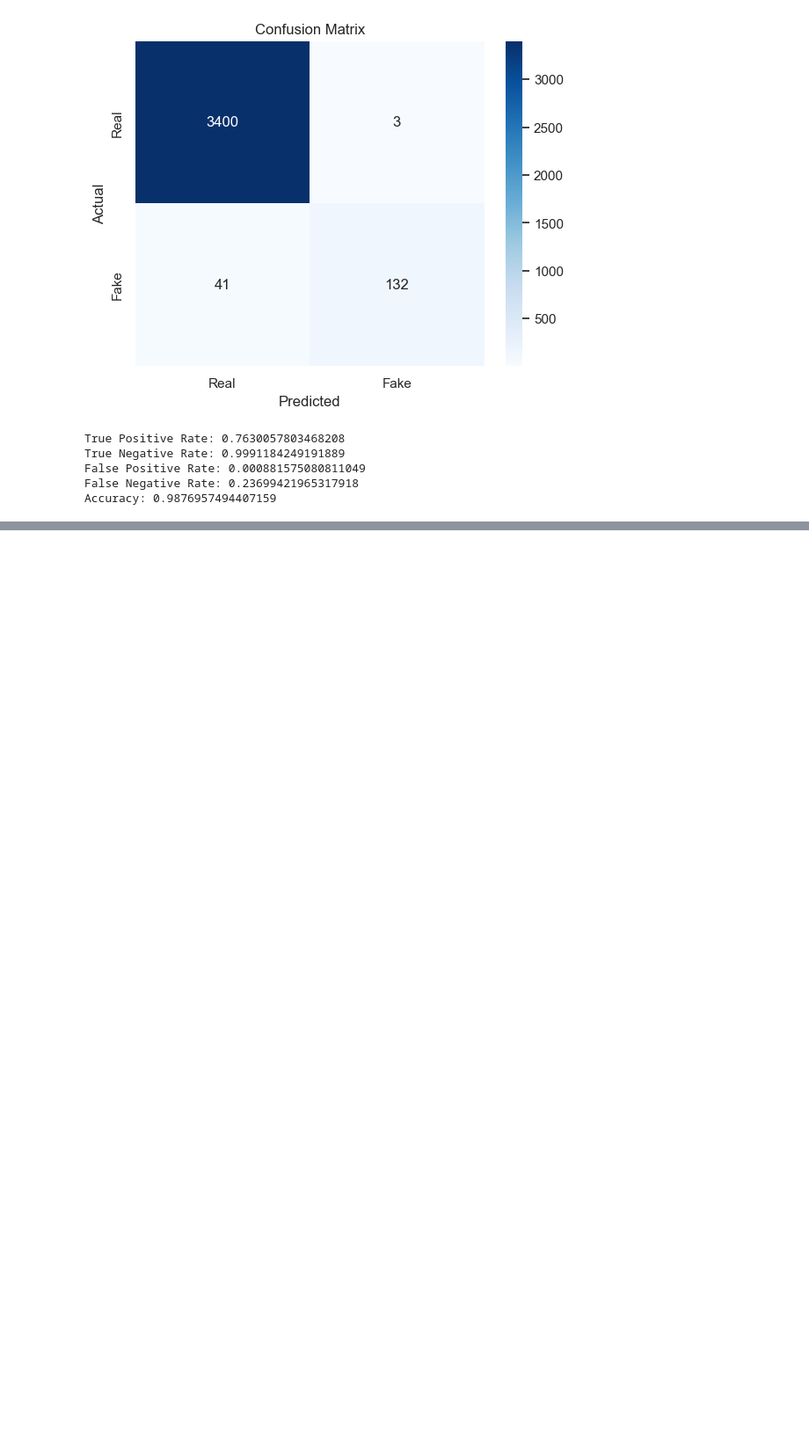
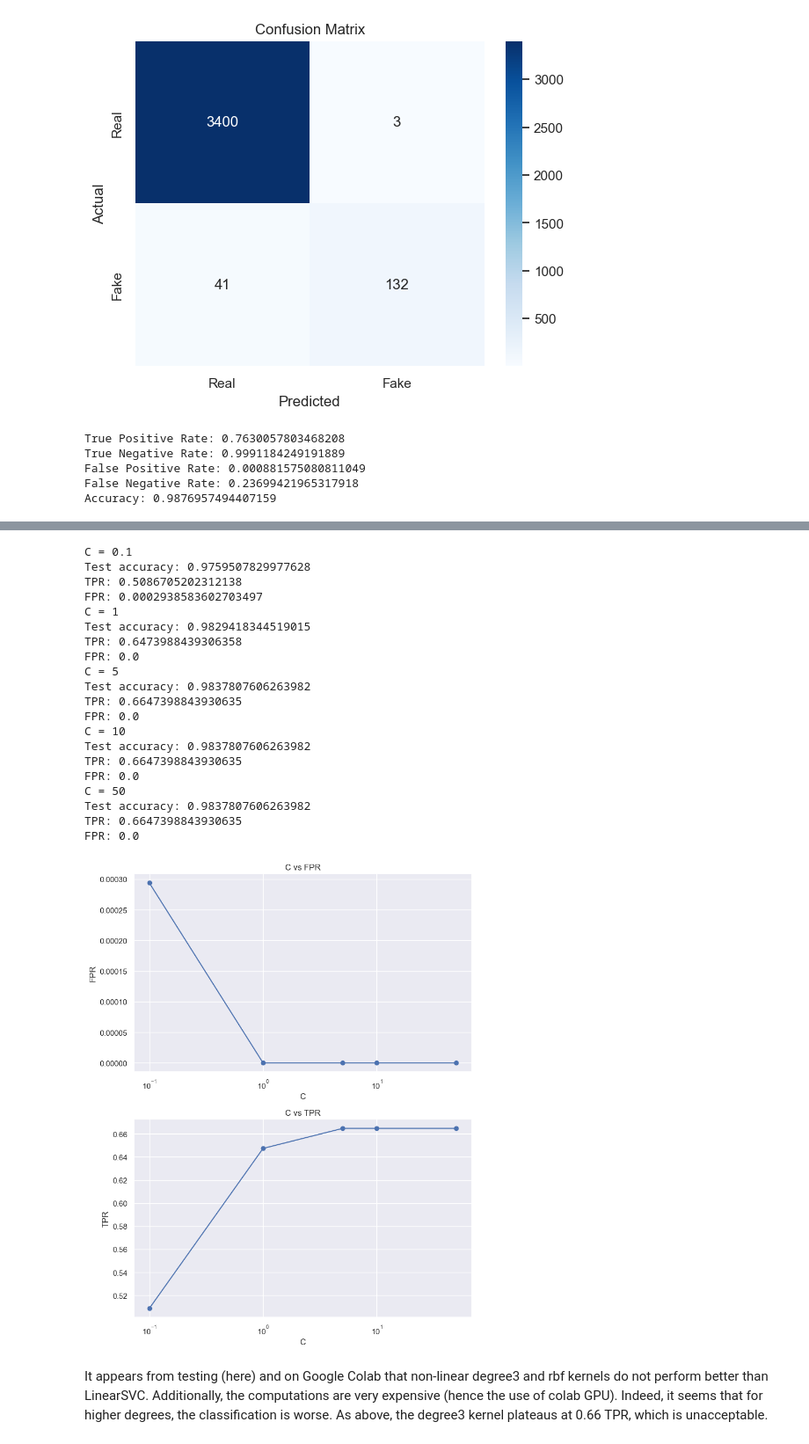
Before and after one commit to edward62740/sc1015-project, a Jupyter notebook: Support Vector Machine.ipynb, the cells around one changed output, grey strips where cells are left out. Shown at 88% size. Cells and saved outputs as stored; diff of their text form; code cells hidden in the pictures; blank space fills up the shorter version.

```diff
--- a/Support Vector Machine.ipynb
+++ b/Support Vector Machine.ipynb
@@ -134,0 +263,75 @@ Shown above is the confusion matrix for the TEST set. It can be observed that al
+# %%
+# Initialize arrays to store the TPR and C values
+tpr_values = []
+fpr_values = []
+c_values = []
+
+# Train a linear SVM with different values of C
+for C in [0.1, 1, 5, 10, 50]:
+    # Fit the classifier to the resampled training data
+    svc = SVC(C=C, kernel='poly', degree=3).fit(X_res, y_res)
+
+    # Predict the classes of the testing data
+    y_test_pred = svc.predict(X_test)
+
+    # Compute the accuracy of the classifier on the testing data
+    test_accuracy = accuracy_score(y_test, y_test_pred)
+
+    # Compute the true positive rate (TPR) and false positive rate (FPR) of the classifier
+    tn, fp, fn, tp = confusion_matrix(y_test, y_test_pred).ravel()
+    tpr = tp / (tp + fn)
+    fpr = fp / (fp + tn)
+    # Store the results
+    tpr_values.append(tpr)
+    fpr_values.append(fpr)
+    c_values.append(C)
+
+    # Print the results
+    print(f"C = {C}")
+    print(f"Test accuracy: {test_accuracy}")
+    print(f"TPR: {tpr}")
+    print(f"FPR: {fpr}")
+
+# Plot the results
+fig, (ax1, ax2) = plt.subplots(2, 1, figsize=(8, 10))
+
+# Plot C vs FPR
+ax1.plot(c_values, fpr_values, marker='o')
+ax1.set_xlabel('C')
+ax1.set_ylabel('FPR')
+ax1.set_xscale('log')
+ax1.set_title('C vs FPR')
+
+# Plot C vs TPR
+ax2.plot(c_values, tpr_values, marker='o')
+ax2.set_xlabel('C')
+ax2.set_ylabel('TPR')
+ax2.set_xscale('log')
+ax2.set_title('C vs TPR')
+
+plt.tight_layout()
+plt.show()
+# %% [output]
+C = 0.1
+Test accuracy: 0.9759507829977628
+TPR: 0.5086705202312138
+FPR: 0.0002938583602703497
+C = 1
+Test accuracy: 0.9829418344519015
+TPR: 0.6473988439306358
+FPR: 0.0
+C = 5
+Test accuracy: 0.9837807606263982
+TPR: 0.6647398843930635
+FPR: 0.0
+C = 10
+Test accuracy: 0.9837807606263982
+TPR: 0.6647398843930635
+FPR: 0.0
+C = 50
+Test accuracy: 0.9837807606263982
+TPR: 0.6647398843930635
+FPR: 0.0
+[figure, added]
+# %% [markdown]
+It appears from testing (here) and on Google Colab that non-linear degree3 and rbf kernels do not perform better than LinearSVC. Additionally, the computations are very expensive (hence the use of colab GPU). Indeed, it seems that for higher degrees, the classification is worse. As above, the degree3 kernel plateaus at 0.66 TPR, which is unacceptable.
```
Also changed, not shown: parts of 14 cells of this notebook.
